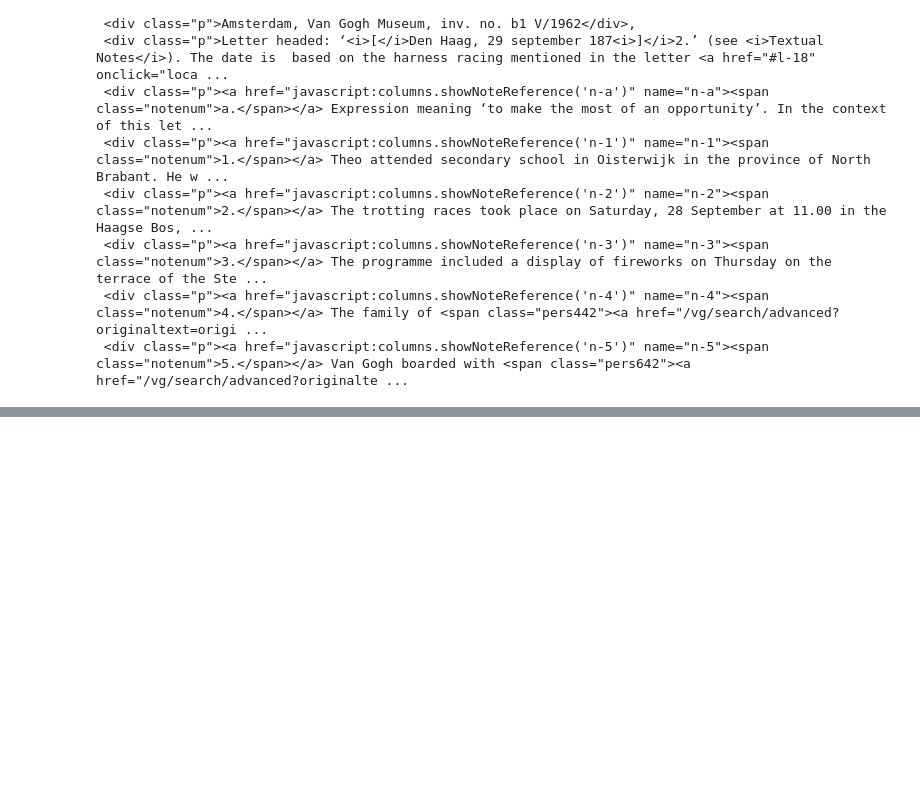
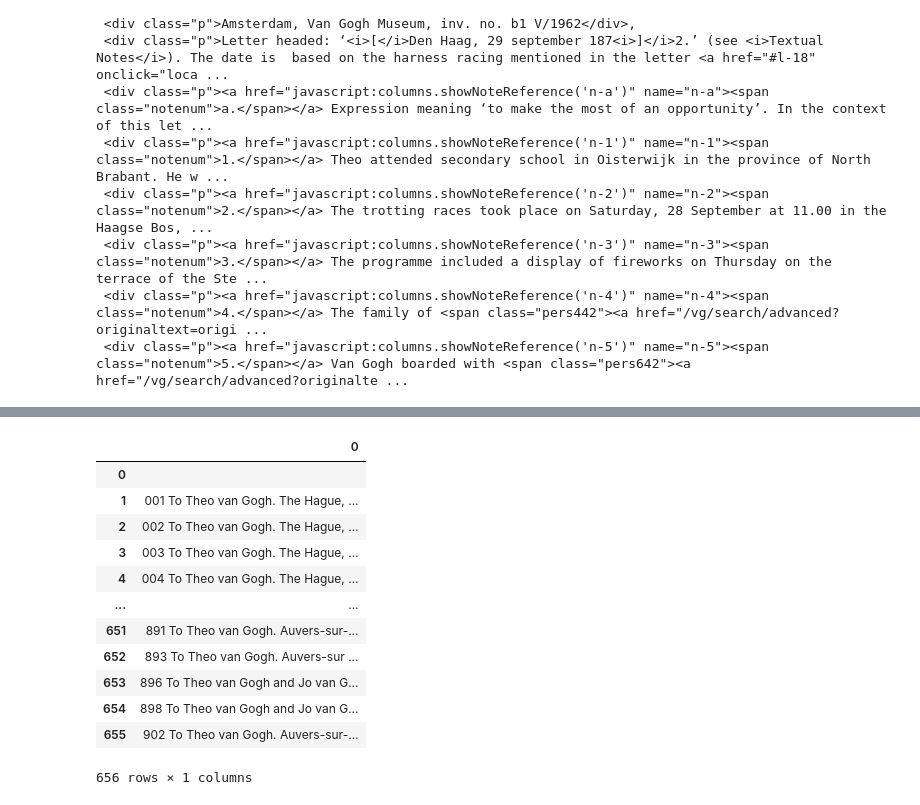
Before and after one commit to thecirocks/gogh, a Jupyter notebook: letters.ipynb, the cells around one changed output, grey strips where cells are left out. Saved outputs shown, nothing was run; the diff lists cells and outputs as text; code cells hidden in the pictures; blank space fills up the shorter version.

```diff
--- a/letters.ipynb
+++ b/letters.ipynb
@@ -76,0 +183,16 @@ AttributeError: 'NoneType' object has no attribute 'strip'
+# %%
+df_dividido
+# %% [output]
+|  | 0 |
+| 0 |  |
+| 1 | 001 To Theo van Gogh. The Hague, ... |
+| 2 | 002 To Theo van Gogh. The Hague, ... |
+| 3 | 003 To Theo van Gogh. The Hague, ... |
+| 4 | 004 To Theo van Gogh. The Hague, ... |
+| ... | ... |
+| 651 | 891 To Theo van Gogh. Auvers-sur-... |
+| 652 | 893 To Theo van Gogh. Auvers-sur ... |
+| 653 | 896 To Theo van Gogh and Jo van G... |
+| 654 | 898 To Theo van Gogh and Jo van G... |
+| 655 | 902 To Theo van Gogh. Auvers-sur-... |
+656 rows × 1 columns
```
Also changed, not shown: parts of 24 cells of this notebook.
